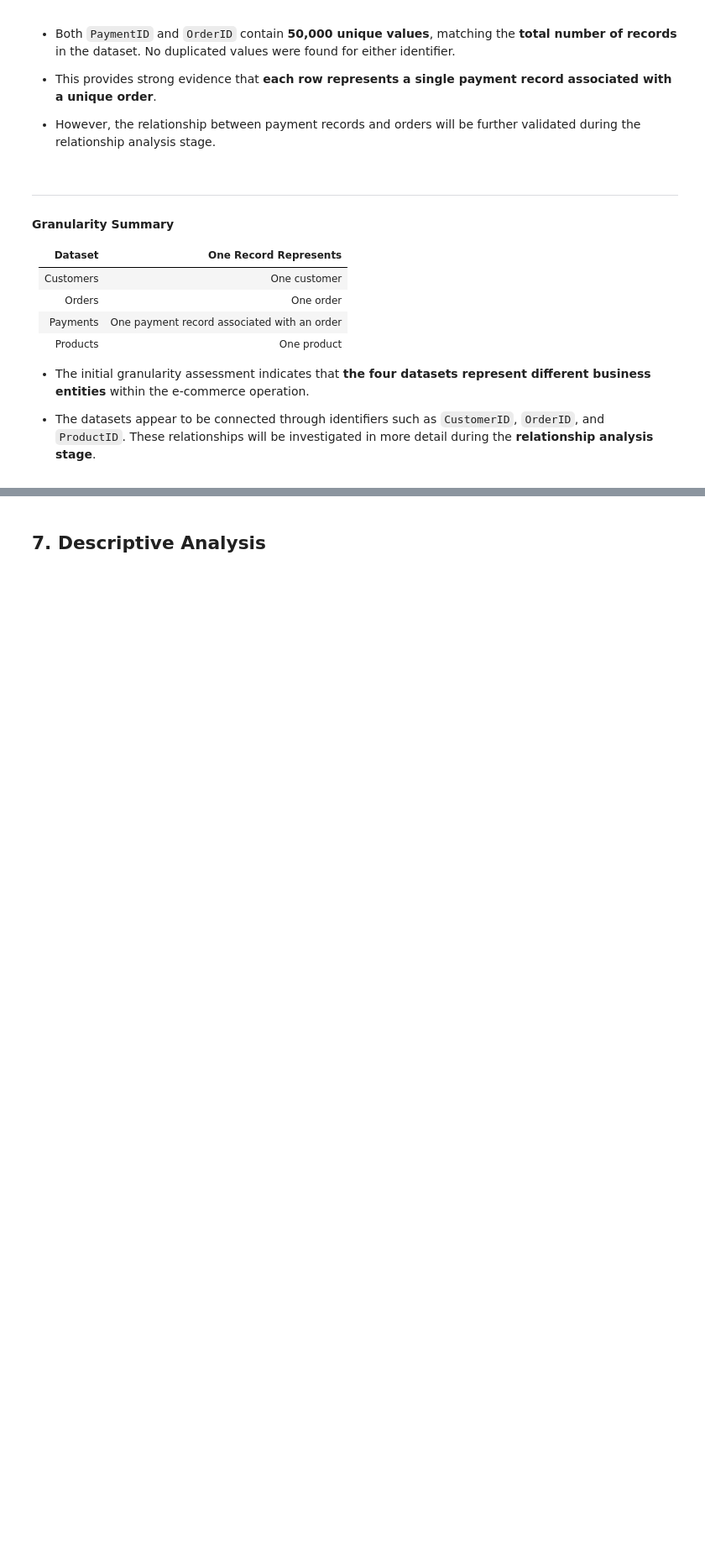
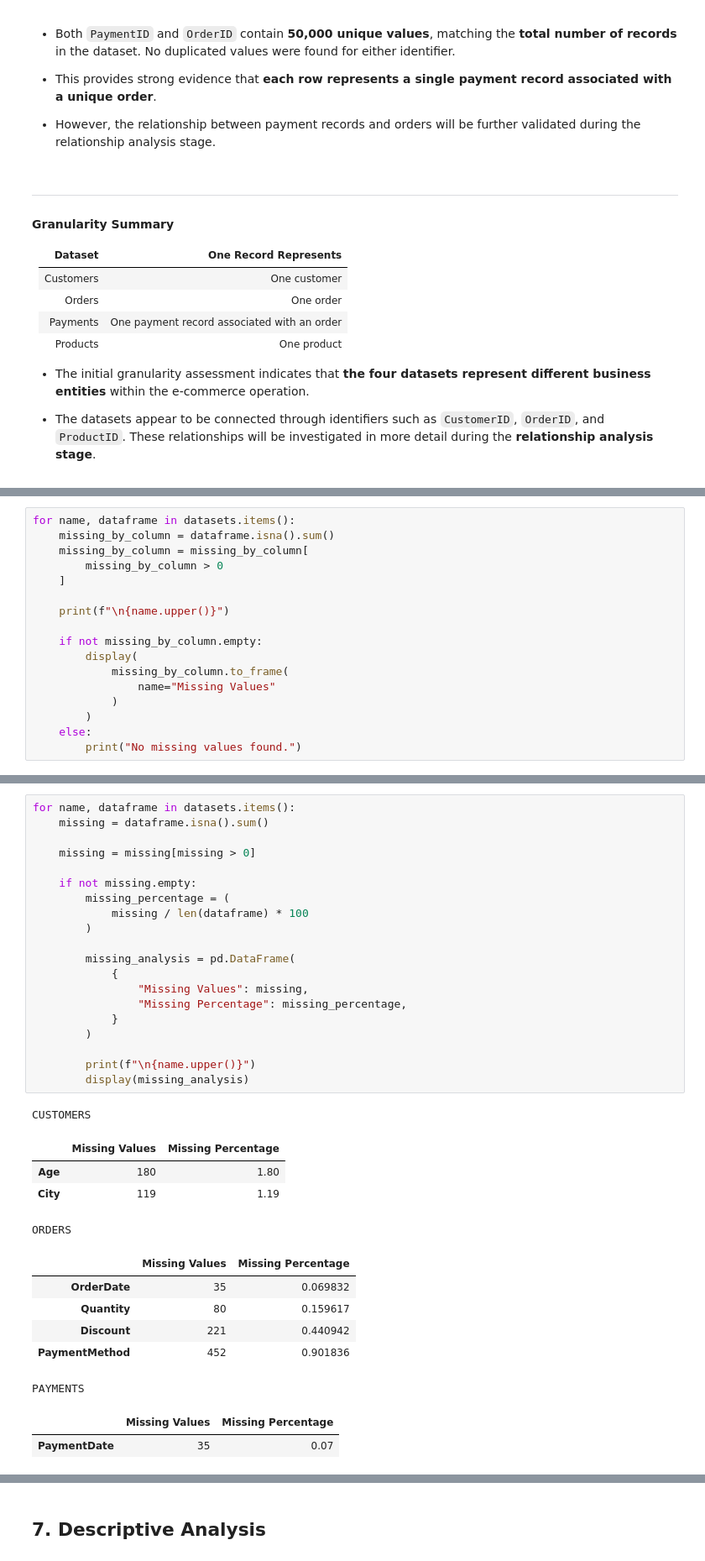
Before and after one commit to IsacFreitaas/ecommerce-business-analytics, a Jupyter notebook: notebooks/01_data_understanding.ipynb, the cells around one changed output, grey strips where cells are left out. Shown at 84% size. Drawn from its saved outputs; the diff is of its cells as text; blank space fills up the shorter version.

```diff
--- a/notebooks/01_data_understanding.ipynb
+++ b/notebooks/01_data_understanding.ipynb
@@ -403,0 +441,17 @@ For each dataset, I have to verify:
+# %%
+for name, dataframe in datasets.items():
+    missing_by_column = dataframe.isna().sum()
+    missing_by_column = missing_by_column[
+        missing_by_column > 0
+    ]
+
+    print(f"\n{name.upper()}")
+
+    if not missing_by_column.empty:
+        display(
+            missing_by_column.to_frame(
+                name="Missing Values"
+            )
+        )
+    else:
+        print("No missing values found.")
@@ -403,0 +493,34 @@ For each dataset, I have to verify:
+# %%
+for name, dataframe in datasets.items():
+    missing = dataframe.isna().sum()
+
+    missing = missing[missing > 0]
+
+    if not missing.empty:
+        missing_percentage = (
+            missing / len(dataframe) * 100
+        )
+
+        missing_analysis = pd.DataFrame(
+            {
+                "Missing Values": missing,
+                "Missing Percentage": missing_percentage,
+            }
+        )
+
+        print(f"\n{name.upper()}")
+        display(missing_analysis)
+# %% [output]
+CUSTOMERS
+|  | Missing Values | Missing Percentage |
+| Age | 180 | 1.80 |
+| City | 119 | 1.19 |
+ORDERS
+|  | Missing Values | Missing Percentage |
+| OrderDate | 35 | 0.069832 |
+| Quantity | 80 | 0.159617 |
+| Discount | 221 | 0.440942 |
+| PaymentMethod | 452 | 0.901836 |
+PAYMENTS
+|  | Missing Values | Missing Percentage |
+| PaymentDate | 35 | 0.07 |
```
Also changed, not shown: parts of 35 cells of this notebook.
